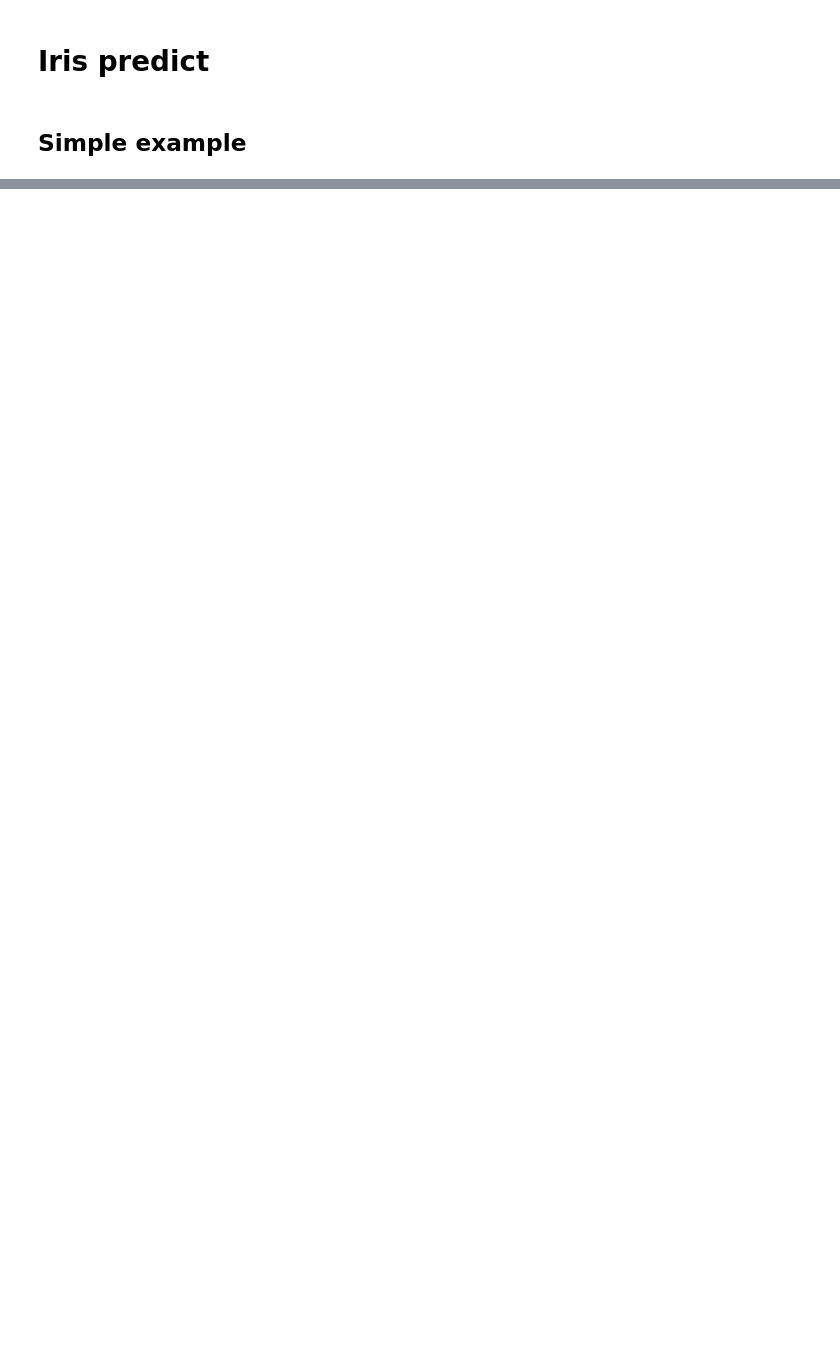
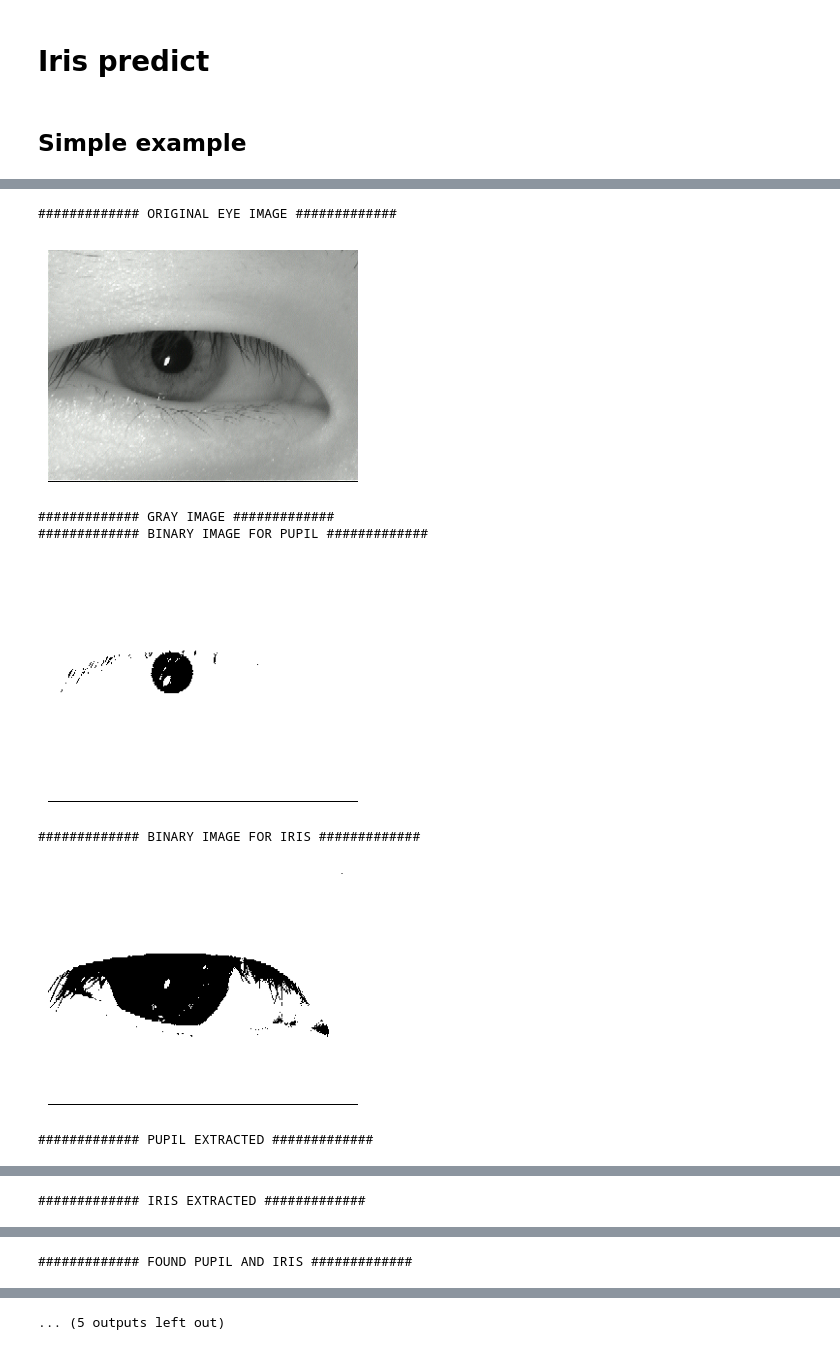
Before and after one commit to FilipLangiewicz/IrisPrediction, a Jupyter notebook: main.ipynb, the cells around one changed output, grey strips where cells are left out. Saved outputs shown, nothing was run; the diff lists cells and outputs as text; code cells hidden in the pictures; blank space fills up the shorter version.

```diff
--- a/main.ipynb
+++ b/main.ipynb
@@ -280,3 +408,19 @@ for file in os.listdir("data"):
         file_path = os.path.join("data", file)
         print(f"Processed {file_path}")
         predictIris(file_path, save=True)
+# %%
+person_id = 15
+eye = 'right'
+photo_number = 5
+path = os.path.join(f'data/eye_p{person_id:02d}_{eye}{photo_number}.bmp')
+
+predictIris_with_daugman(path, 0.1)
+# %% [output]
+############# ORIGINAL EYE IMAGE #############
+[figure, added]
+############# GRAY IMAGE #############
+############# BINARY IMAGE FOR PUPIL #############
+[figure, added]
+############# BINARY IMAGE FOR IRIS #############
+[figure, added]
+############# PUPIL EXTRACTED #############
@@ -282,0 +428 @@ for file in os.listdir("data"):
+############# IRIS EXTRACTED #############
@@ -282,0 +430 @@ for file in os.listdir("data"):
+############# FOUND PUPIL AND IRIS #############
@@ -282,0 +432 @@ for file in os.listdir("data"):
+... (5 outputs left out)
```
Also changed, not shown: parts of 3 cells of this notebook.
